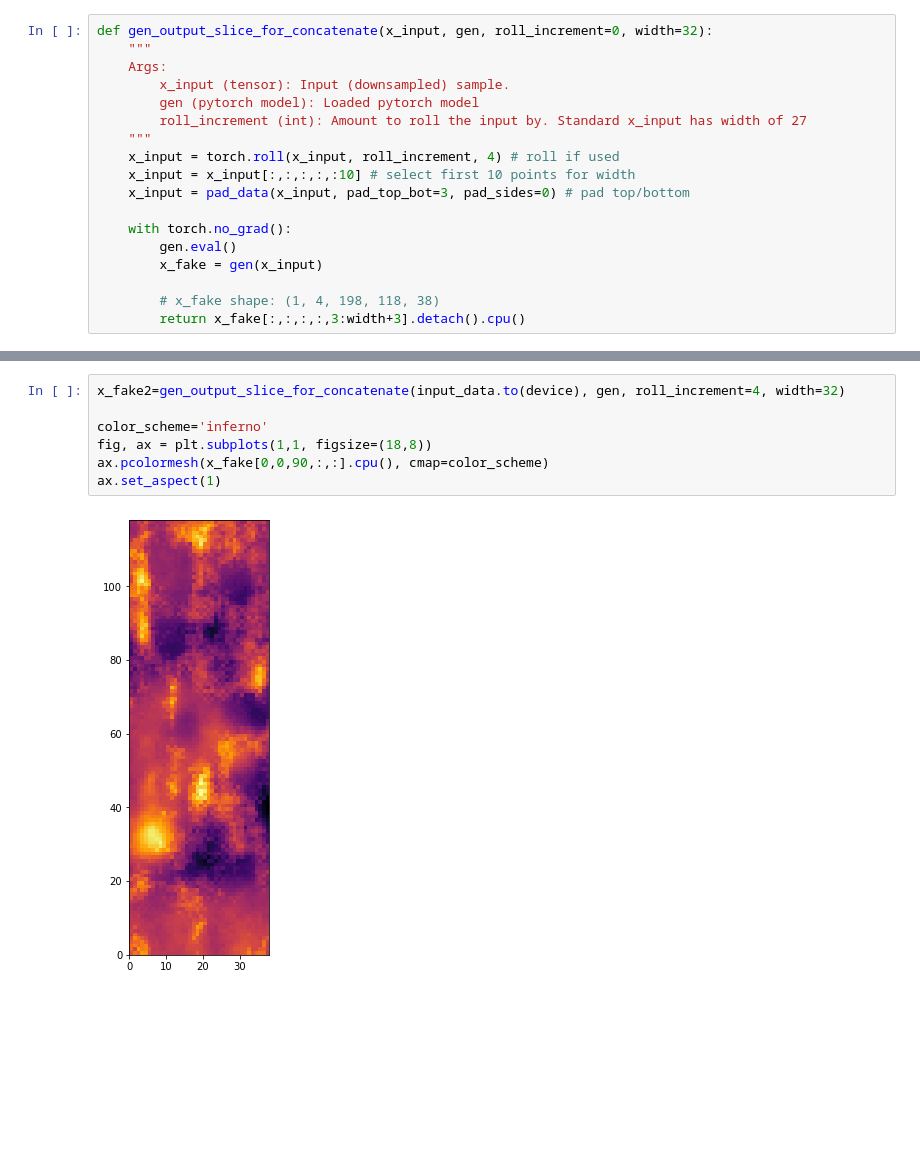
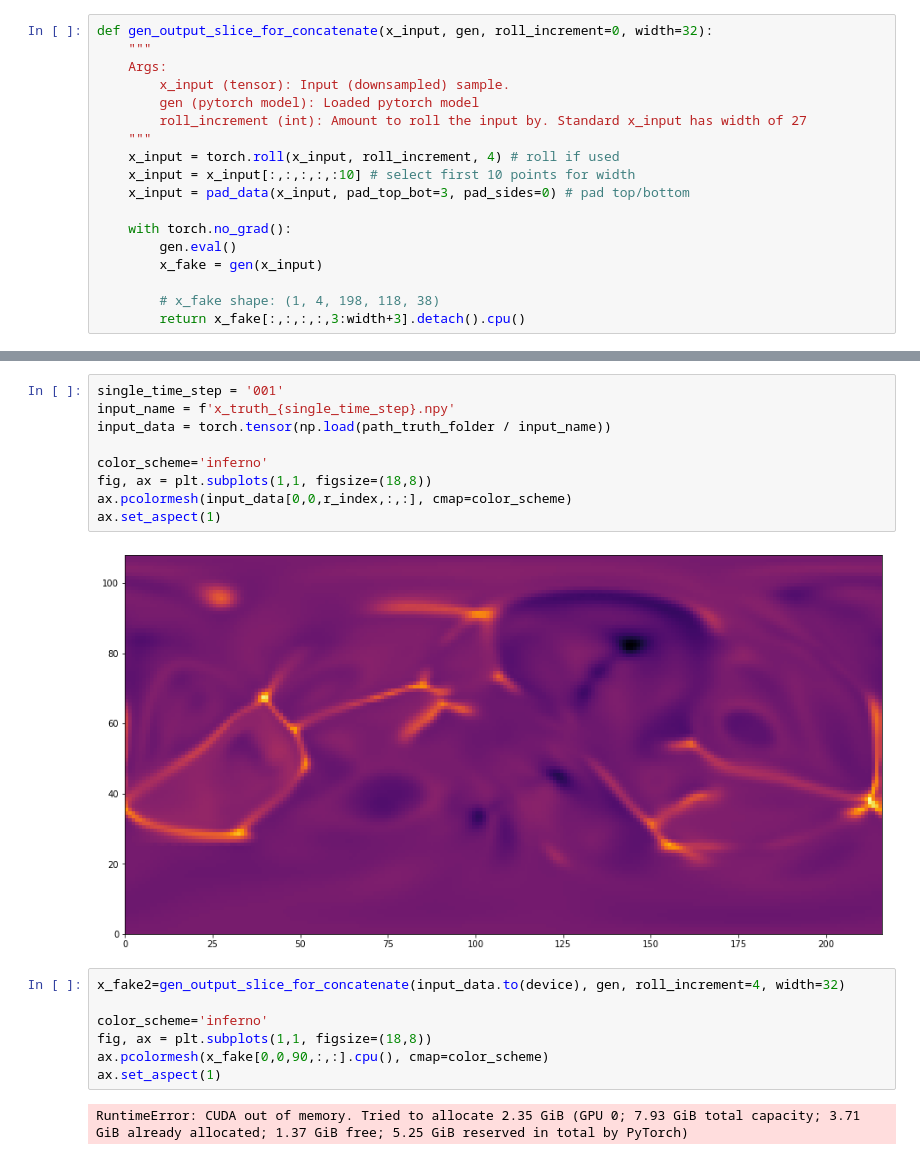
Before and after one commit to tvhahn/EarthGAN, a Jupyter notebook: notebooks/scratch/load_model_viz.ipynb, the cells around one changed output, grey strips where cells are left out. Saved outputs shown, nothing was run; the diff lists cells and outputs as text; blank space fills up the shorter version.

```diff
--- a/notebooks/scratch/load_model_viz.ipynb
+++ b/notebooks/scratch/load_model_viz.ipynb
@@ -293,3 +303,14 @@ plt.subplots_adjust(wspace=0.0, hspace=0)
+# %%
+single_time_step = '001'
+input_name = f'x_truth_{single_time_step}.npy'
+input_data = torch.tensor(np.load(path_truth_folder / input_name))
+
+color_scheme='inferno'
+fig, ax = plt.subplots(1,1, figsize=(18,8))
+ax.pcolormesh(input_data[0,0,r_index,:,:], cmap=color_scheme)
+ax.set_aspect(1)
+# %% [output]
+[figure, added]
 # %%
 x_fake2=gen_output_slice_for_concatenate(input_data.to(device), gen, roll_increment=4, width=32)
 
@@ -298,4 +319,4 @@ fig, ax = plt.subplots(1,1, figsize=(18,8))
 ax.pcolormesh(x_fake[0,0,90,:,:].cpu(), cmap=color_scheme)
 ax.set_aspect(1)
 # %% [output]
-[figure, removed]
+RuntimeError: CUDA out of memory. Tried to allocate 2.35 GiB (GPU 0; 7.93 GiB total capacity; 3.71 GiB already allocated; 1.37 GiB free; 5.25 GiB reserved in total by PyTorch)
```
Also changed, not shown: parts of 8 cells of this notebook, 3 other files.
